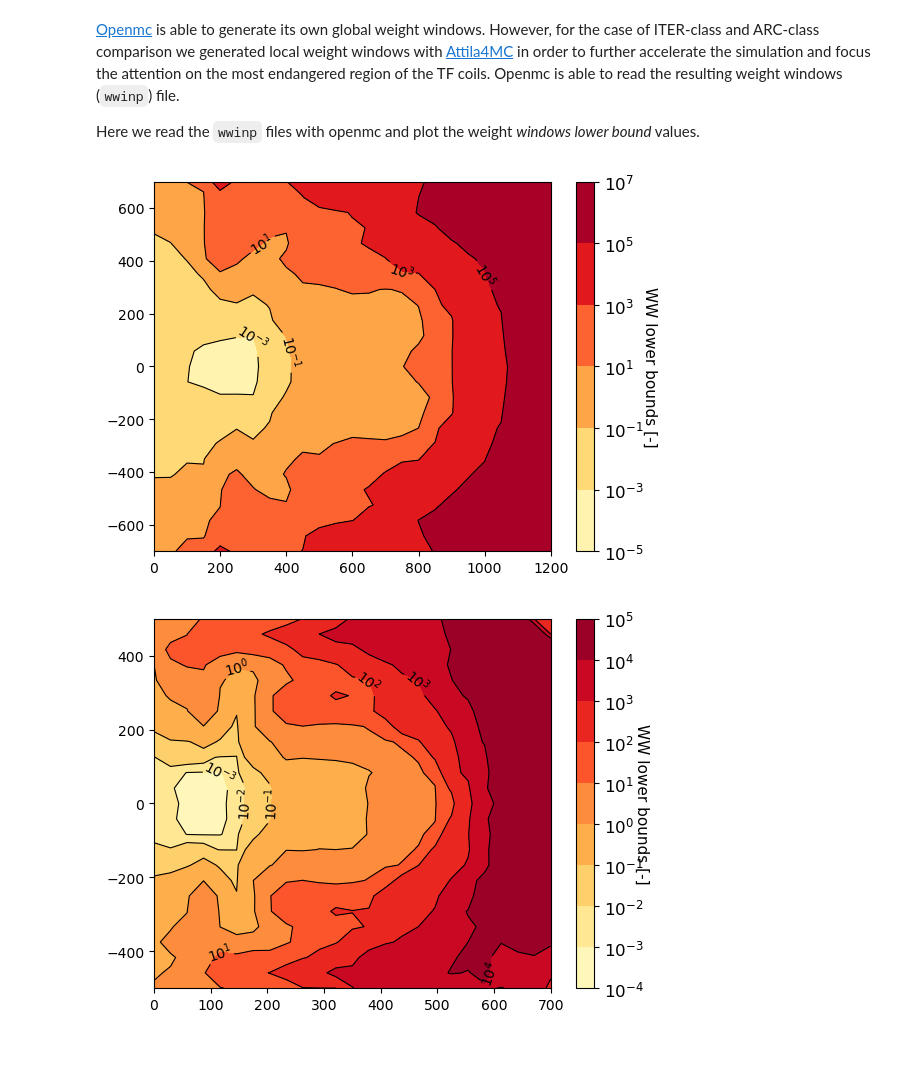
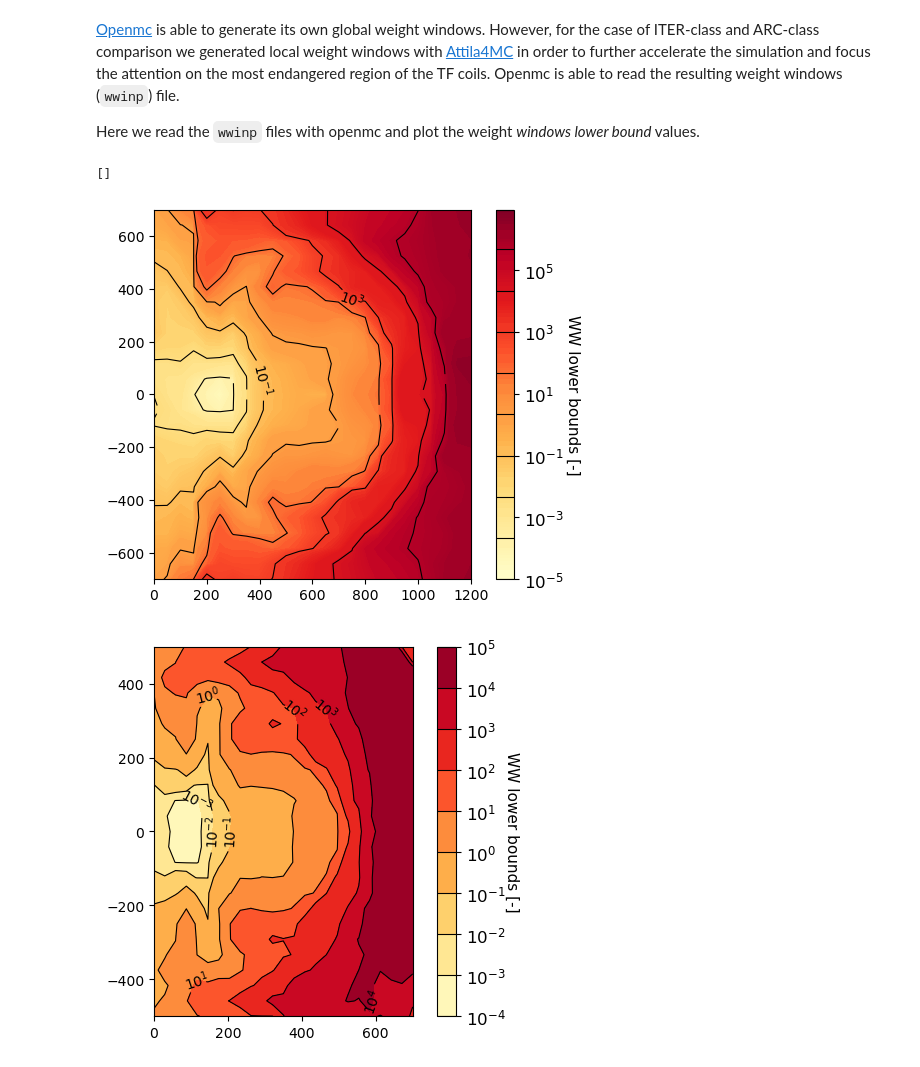
Before and after one commit to SteSeg/tokamak_radiation_environment, a Jupyter notebook: notebooks/plot_weight_windows.ipynb, the cells around one changed output. Drawn from its saved outputs; the diff is of its cells as text; code cells hidden in the pictures.

```diff
--- a/notebooks/plot_weight_windows.ipynb
+++ b/notebooks/plot_weight_windows.ipynb
@@ -25,36 +25,61 @@ arc_eb = arc_ww[0].energy_bounds
 arc_lb = arc_ww[0].lower_ww_bounds[:, 12, :, -2].T
 # %%
 # Plot
+
+levels=np.logspace(np.log10(1e-5), np.log10(1e7), 10)
+loglevels = np.concatenate(
+    [
+        10**n * np.arange(1, 10, dtype="float64")
+        for n in range(-5, 7)
+    ]
+)
+
+loglevels2 = np.concatenate(
+    [
+        10**n * np.arange(1, 2, dtype="float64")
+        for n in range(-5, 7)
+    ]
+)
 
 # iter-class
 x = np.linspace(0, 1200, 25)
 z = np.linspace(-700, 700, 25)
 
 fig, ax1 = plt.subplots()
 fmt = ticker.LogFormatterSciNotation()
 fmt.create_dummy_axis()
-p1 = ax1.contourf(x, z, iter_lb, norm=LogNorm(), cmap='YlOrRd')
-p2 = ax1.contour(x, z, iter_lb, norm=LogNorm(), colors='k', linewidths=.8)
+p1 = ax1.contourf(x, z, iter_lb, levels=loglevels, norm=LogNorm(), cmap='YlOrRd')
+p2 = ax1.contour(x, z, iter_lb, norm=LogNorm(), levels=levels, colors='k', linewidths=.8)
 ax1.clabel(p2, fontsize=10, colors='k', fmt=fmt)
-cbar1 = fig.colorbar(p1, ax=ax1)
+cbar1 = fig.colorbar(p1, ax=ax1, ticks=loglevels2)
+cbar1.ax.locator_params(nbins=10)
 cbar1.ax.tick_params(labelsize=12)
 cbar1.ax.yaxis.set_major_formatter(ticker.LogFormatterSciNotation())
-cbar1.set_label('WW lower bounds [-]', labelpad=10, rotation=270, fontsize=11)
+cbar1.add_lines(p2)
+cbar1.set_label('WW lower bounds [-]', labelpad=12, rotation=270, fontsize=11)
+ax1.set_aspect(1)
+# plt.savefig('iter_wwlb.png', dpi=600)
+plt.plot()
 
 # arc-class
 x = np.linspace(0, 700, 25)
 z = np.linspace(-500, 500, 25)
 
 fig, ax1 = plt.subplots()
 fmt = ticker.LogFormatterSciNotation()
 fmt.create_dummy_axis()
-p1 = ax1.contourf(x, z, arc_lb, norm=LogNorm(), cmap='YlOrRd')
+p1 = ax1.contourf(x, z, arc_lb, levels=100, norm=LogNorm(), cmap='YlOrRd')
 p2 = ax1.contour(x, z, arc_lb, norm=LogNorm(), colors='k', linewidths=.8)
 ax1.clabel(p2, fontsize=10, colors='k', fmt=fmt)
 cbar1 = fig.colorbar(p1, ax=ax1)
 cbar1.ax.tick_params(labelsize=12)
 cbar1.ax.yaxis.set_major_formatter(ticker.LogFormatterSciNotation())
+cbar1.add_lines(p2)
 cbar1.set_label('WW lower bounds [-]', labelpad=10, rotation=270, fontsize=11)
+ax1.set_aspect(1)
+# plt.savefig('arc_wwlb.png', dpi=600)
+plt.plot()
 # %% [output]
+[]
-[figure, old version]
+[figure, new version]
-[figure, old version]
+[figure, new version]
```
Also changed, not shown: 3 other files.
